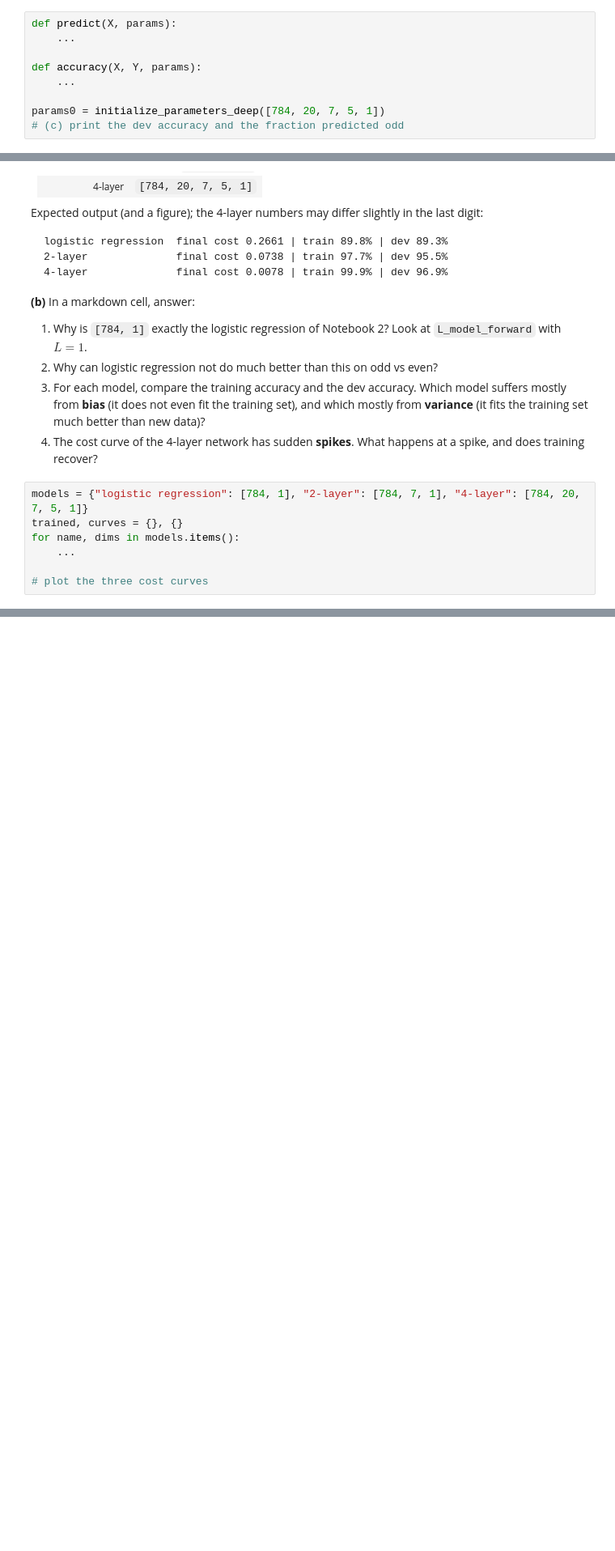
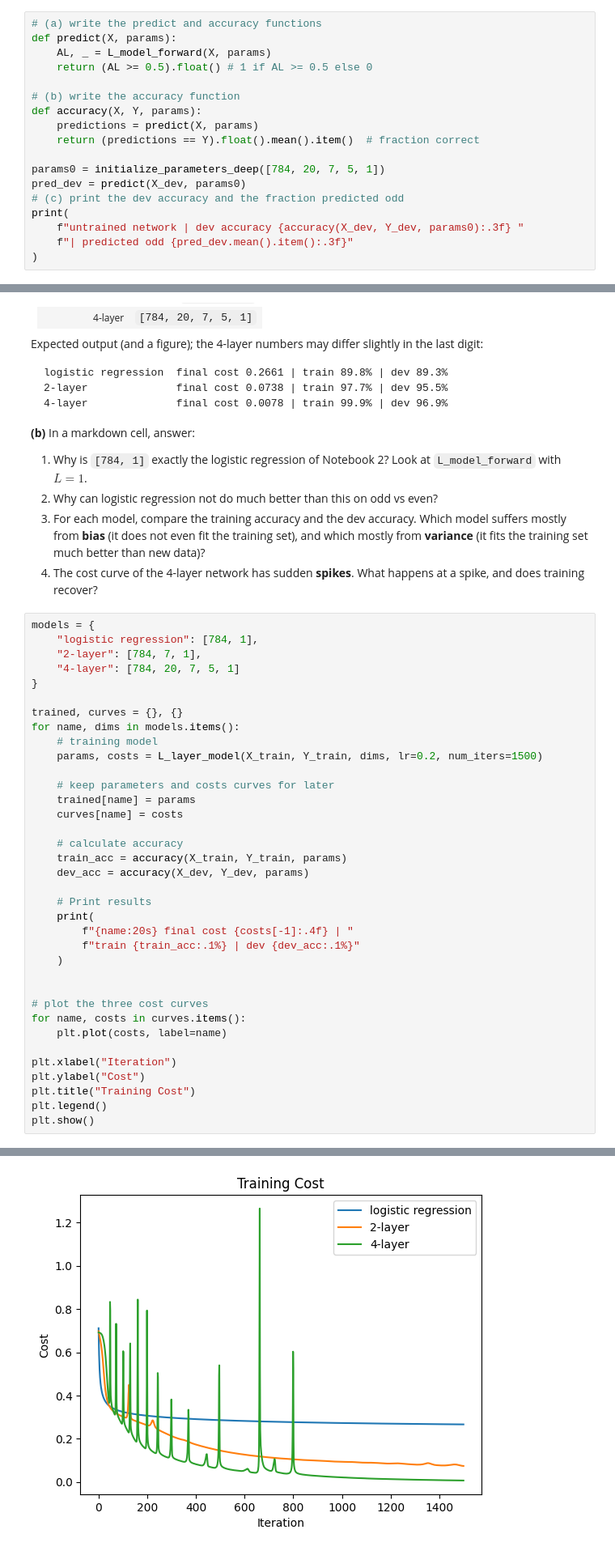
Before and after one commit to sarakseyhaaa/I4_AMS_AI, a Jupyter notebook: TP2_NY_SARAKSEYHA_I4AMS_B_AI/TP2_NY_SARAKSEYHA_I4AMS_B_AI.ipynb, the cells around one changed output, grey strips where cells are left out. Shown at 81% size. Drawn from its saved outputs; the diff is of its cells as text; blank space fills up the shorter version.

````diff
--- a/TP2_NY_SARAKSEYHA_I4AMS_B_AI/TP2_NY_SARAKSEYHA_I4AMS_B_AI.ipynb
+++ b/TP2_NY_SARAKSEYHA_I4AMS_B_AI/TP2_NY_SARAKSEYHA_I4AMS_B_AI.ipynb
@@ -165,11 +165,20 @@ Expected output:
 untrained network | dev accuracy 0.576 | predicted odd 0.449
 ```
 # %%
+# (a) write the predict and accuracy functions
 def predict(X, params):
-    ...
+    AL, _ = L_model_forward(X, params)
+    return (AL >= 0.5).float() # 1 if AL >= 0.5 else 0
 
+# (b) write the accuracy function
 def accuracy(X, Y, params):
-    ...
+    predictions = predict(X, params)
+    return (predictions == Y).float().mean().item()  # fraction correct
 
 params0 = initialize_parameters_deep([784, 20, 7, 5, 1])
+pred_dev = predict(X_dev, params0)
 # (c) print the dev accuracy and the fraction predicted odd
+print(
+    f"untrained network | dev accuracy {accuracy(X_dev, Y_dev, params0):.3f} "
+    f"| predicted odd {pred_dev.mean().item():.3f}"
+)
@@ -225,9 +271,39 @@ logistic regression  final cost 0.2661 | train 89.8% | dev 89.3%
 3. For each model, compare the training accuracy and the dev accuracy. Which model suffers mostly from **bias** (it does not even fit the training set), and which mostly from **variance** (it fits the training set much better than new data)?
 4. The cost curve of the 4-layer network has sudden **spikes**. What happens at a spike, and does training recover?
 # %%
-models = {"logistic regression": [784, 1], "2-layer": [784, 7, 1], "4-layer": [784, 20, 7, 5, 1]}
+models = {
+    "logistic regression": [784, 1],
+    "2-layer": [784, 7, 1],
+    "4-layer": [784, 20, 7, 5, 1]
+}
+
 trained, curves = {}, {}
 for name, dims in models.items():
-    ...
+    # training model
+    params, costs = L_layer_model(X_train, Y_train, dims, lr=0.2, num_iters=1500)
+
+    # keep parameters and costs curves for later
+    trained[name] = params
+    curves[name] = costs
+
+    # calculate accuracy
+    train_acc = accuracy(X_train, Y_train, params)
+    dev_acc = accuracy(X_dev, Y_dev, params)
+
+    # Print results
+    print(
+        f"{name:20s} final cost {costs[-1]:.4f} | "
+        f"train {train_acc:.1%} | dev {dev_acc:.1%}"
+    )
+
 
 # plot the three cost curves
+for name, costs in curves.items():
+    plt.plot(costs, label=name)
+
+plt.xlabel("Iteration")
+plt.ylabel("Cost")
+plt.title("Training Cost")
+plt.legend()
+plt.show()
+# %% [output]
@@ -234,3 +313,4 @@ for name, dims in models.items():
+[figure, added]
 # %% [markdown]
 ## Task 4 · Initialization (10 points)
 **(a)** Train the 4-layer network `[784, 20, 7, 5, 1]` again with `lr=0.2` and `num_iters=1500`, but initialized with `scale=0.01`, as in the 2-layer networks of Notebook 3. Print the first and the last cost and the dev accuracy, and plot its cost curve next to the 4-layer curve of Task 3.
````
Also changed, not shown: parts of 3 cells of this notebook.
